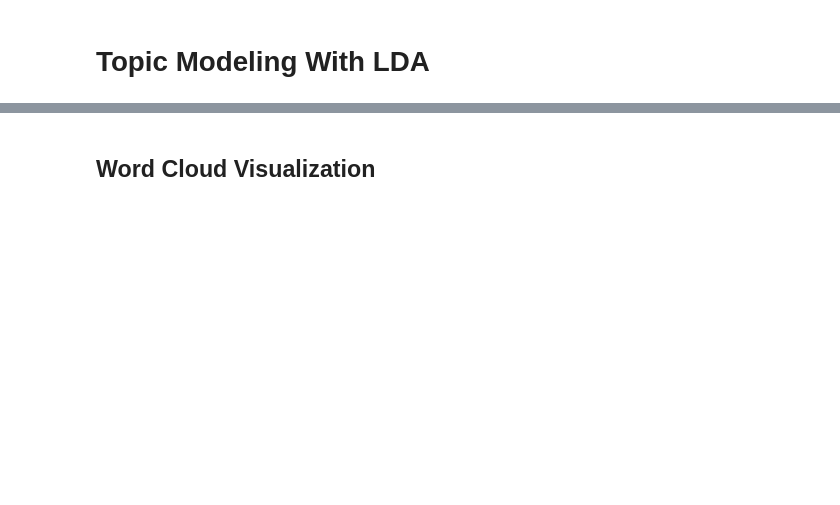
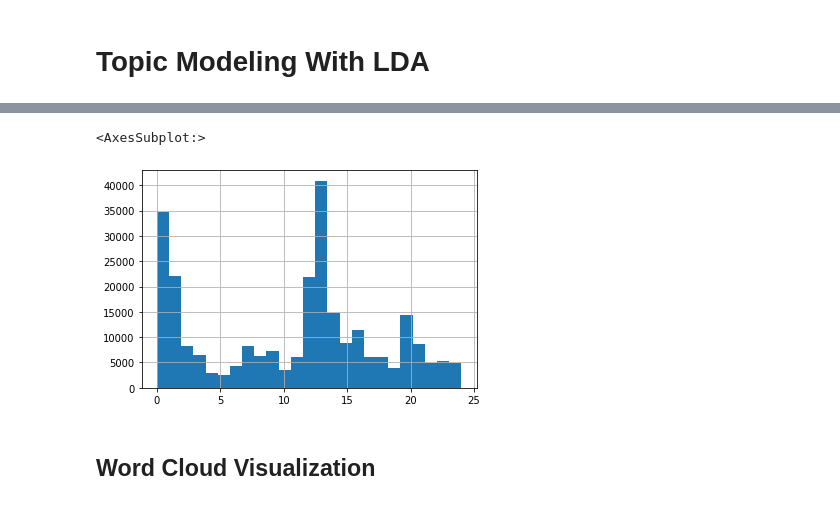
Before and after one commit to zekemorton/TopicModelingProject, a Jupyter notebook: topic_modeling.ipynb, the cells around one changed output, grey strips where cells are left out. Cells and saved outputs as stored; diff of their text form; code cells hidden in the pictures; blank space fills up the shorter version.

```diff
--- a/topic_modeling.ipynb
+++ b/topic_modeling.ipynb
@@ -238,0 +287,5 @@ pyLDAvis.display(display[1])
+# %%
+df2["topic"].hist(bins = 25)
+# %% [output]
+<AxesSubplot:>
+[figure, added]
```
Also changed, not shown: parts of 11 cells of this notebook, 1 other file.
